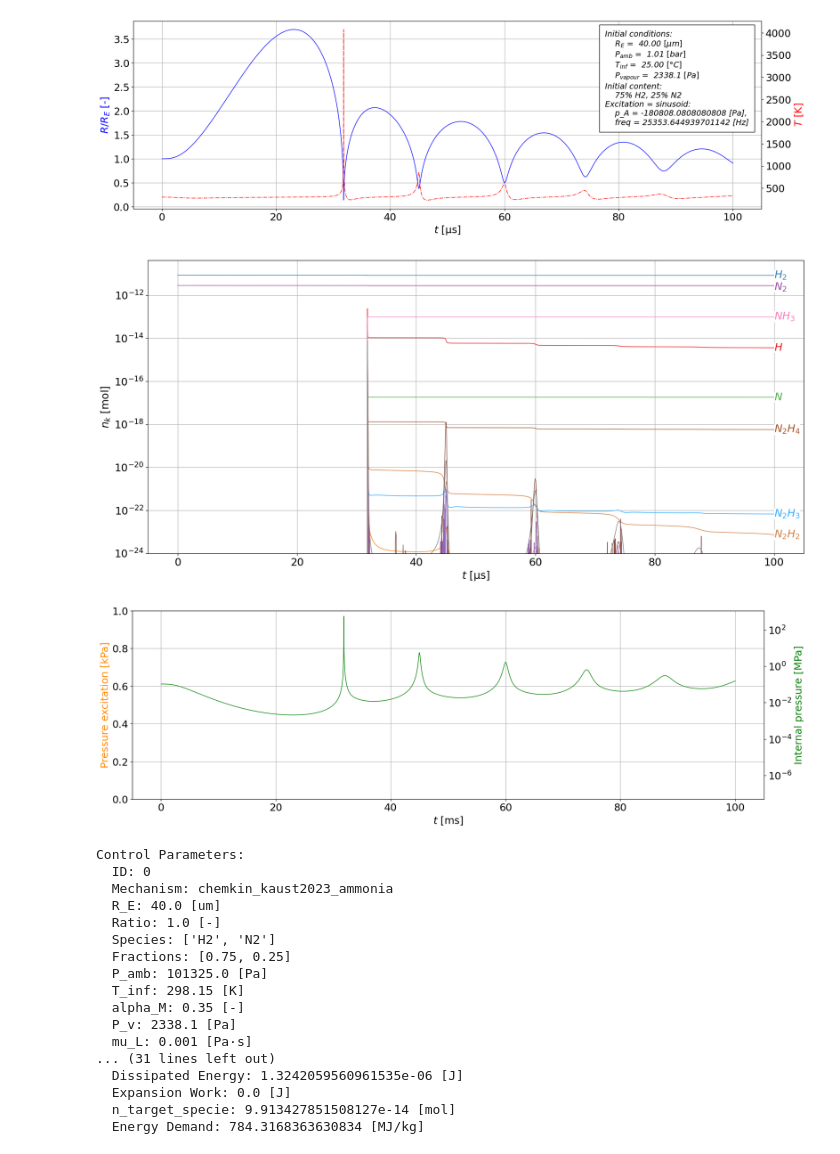
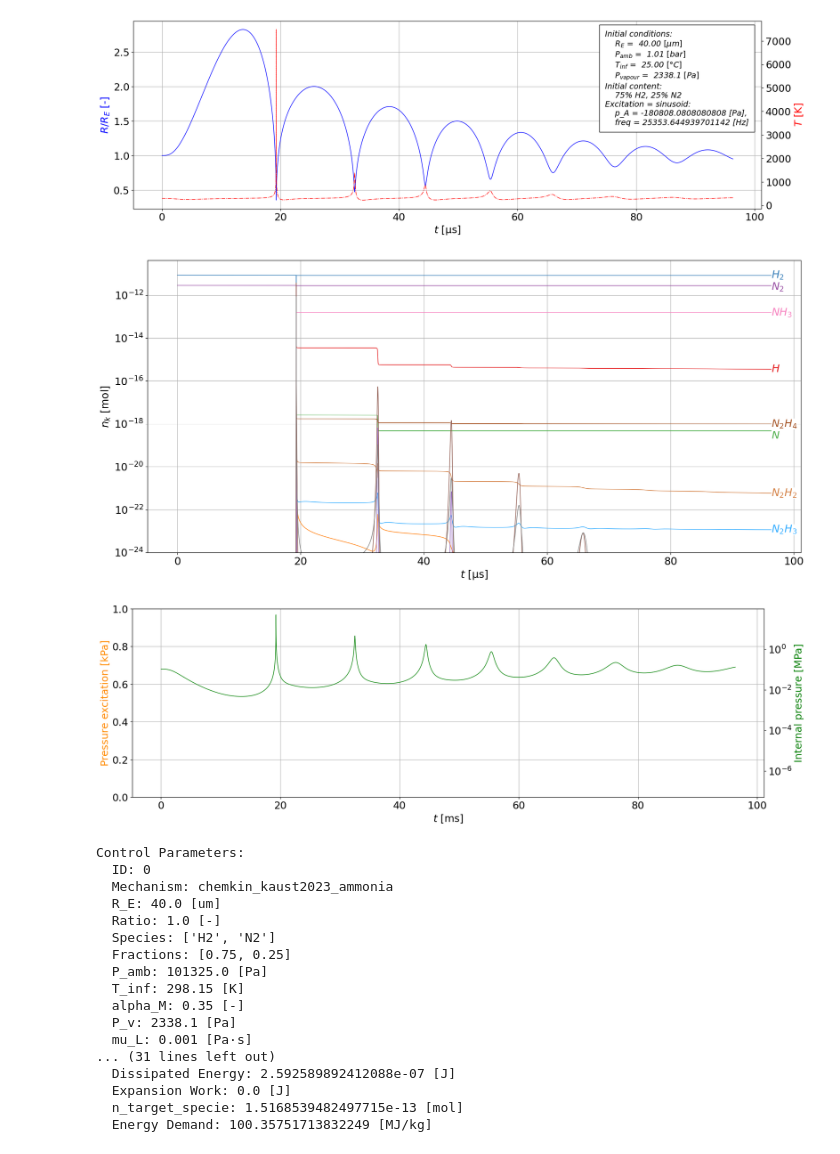
Before and after one commit to kozakaron/Bubble_dynamics_simulation_CPP, a Jupyter notebook: python_run.ipynb, the cells around one changed output. Cells and saved outputs as stored; diff of their text form; code cells hidden in the pictures.

```diff
--- a/python_run.ipynb
+++ b/python_run.ipynb
@@ -29,10 +29,10 @@ cpar = {'ID': 0,
  'excitation_params': [-1.808080808080808e5, 25.353644939701141e3],#[-2.12121e5, 45.4031e3],# [],
  'excitation_cycles': 1.0,
  'ramp_up_cycles': 0.0,
- 'R_and_R_dot_from_file': 0, #0: nothing to read in, chemistry is coupled to bubble dynamics; 1: R_dot is calculated here, 2: it is read from *.csv
- 'rows': 1,
- 'cols': 1,
- 'file_name': 'test.csv', #'output_01.csv',#'output_50.csv'
+ 'R_and_R_dot_from_file': 1, #0: nothing to read in, chemistry is coupled to bubble dynamics; 1: R_dot is calculated here, 2: it is read from *.csv
+ 'rows': 2,
+ 'cols': 2,
+ 'file_name': 'test.csv',#'test.csv', #'output_01.csv',#'output_50.csv'
  'const_V' : 0      # 0: V is not constant, 1: V is constant";
        }
 print(cpar['file_name'])
@@ -95,6 +95,6 @@ Please check, where you R_dotdot read in from!
-[figure, old version]
+[figure, new version]
-[figure, old version]
+[figure, new version]
-[figure, old version]
+[figure, new version]
 Control Parameters:
   ID: 0
   Mechanism: chemkin_kaust2023_ammonia
@@ -108,10 +108,10 @@ Control Parameters:
   P_v: 2338.1 [Pa]
   mu_L: 0.001 [Pa·s]
 ... (31 lines left out)
-  Dissipated Energy: 1.3242059560961535e-06 [J]
+  Dissipated Energy: 2.592589892412088e-07 [J]
   Expansion Work: 0.0 [J]
-  n_target_specie: 9.913427851508127e-14 [mol]
-  Energy Demand: 784.3168363630834 [MJ/kg]
+  n_target_specie: 1.5168539482497715e-13 [mol]
+  Energy Demand: 100.35751713832249 [MJ/kg]
 # %%
 print('Please check if the data in parameters.py is correct (accurate mechanism...)!')
 class dotdict(dict):
```
Also changed, not shown: parts of 2 cells of this notebook, 2 other files.
